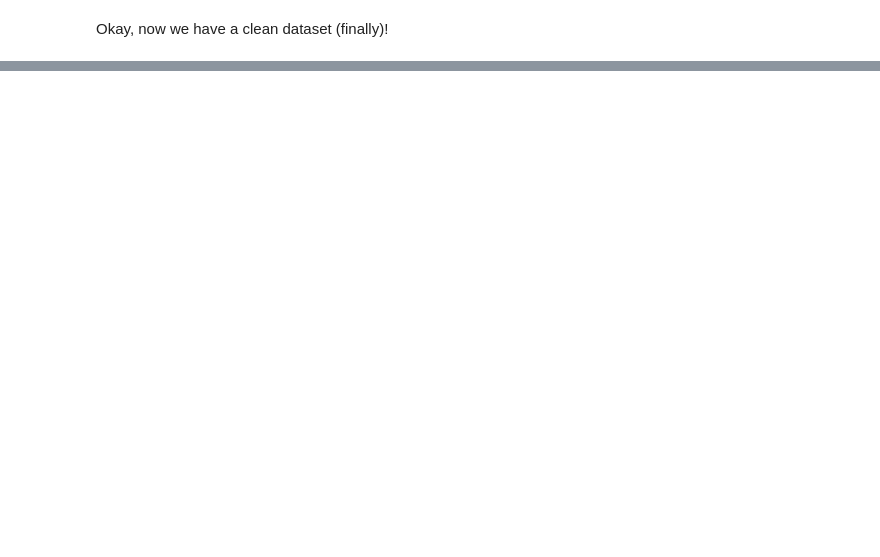
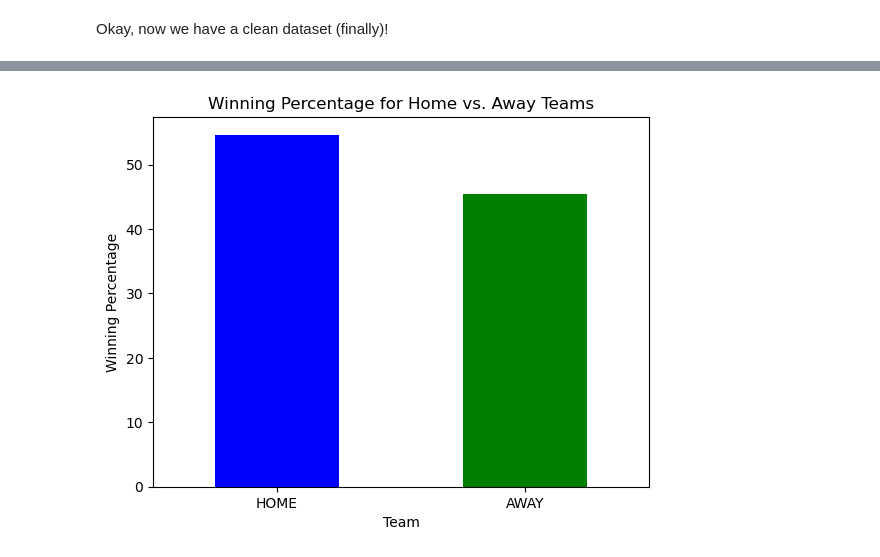
Before and after one commit to markshumka/NHL-Game-Predictor, a Jupyter notebook: Notebooks/Initial_data_upload_and_EDA.ipynb, the cells around one changed output, grey strips where cells are left out. Drawn from its saved outputs; the diff is of its cells as text; code cells hidden in the pictures; blank space fills up the shorter version.

```diff
--- a/Notebooks/Initial_data_upload_and_EDA.ipynb
+++ b/Notebooks/Initial_data_upload_and_EDA.ipynb
@@ -854,0 +889,23 @@ filtered_mp_df.select_dtypes('object').head()
+# %%
+# Step 1: Calculate the winning percentage
+# Assuming 'won' column contains boolean values, you can convert them to 0 or 1.
+merged_df['won'] = merged_df['won'].astype(int)
+
+# Group by 'home_or_away' and calculate the winning percentage
+winning_percentage_df = merged_df.groupby('home_or_away')['won'].mean() * 100
+
+# Step 2: Create a bar graph
+fig, ax = plt.subplots()
+winning_percentage_df = winning_percentage_df.reindex(['HOME', 'AWAY'])
+winning_percentage_df.plot(kind='bar', ax=ax, color=['blue', 'green'])
+
+# Customize the plot
+plt.title('Winning Percentage for Home vs. Away Teams')
+plt.xlabel('Team')
+plt.ylabel('Winning Percentage')
+plt.xticks(rotation=0)  # Ensure x-axis labels are not rotated
+
+# Display the plot
+plt.show()
+# %% [output]
+[figure, added]
```
Also changed, not shown: parts of 16 cells of this notebook.
